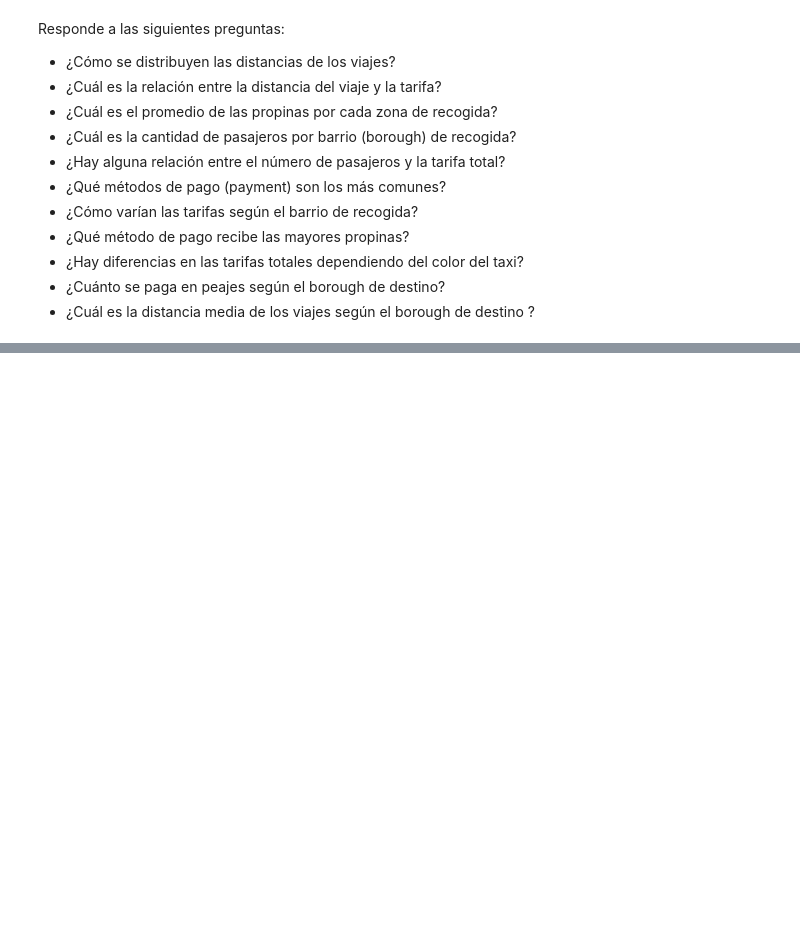
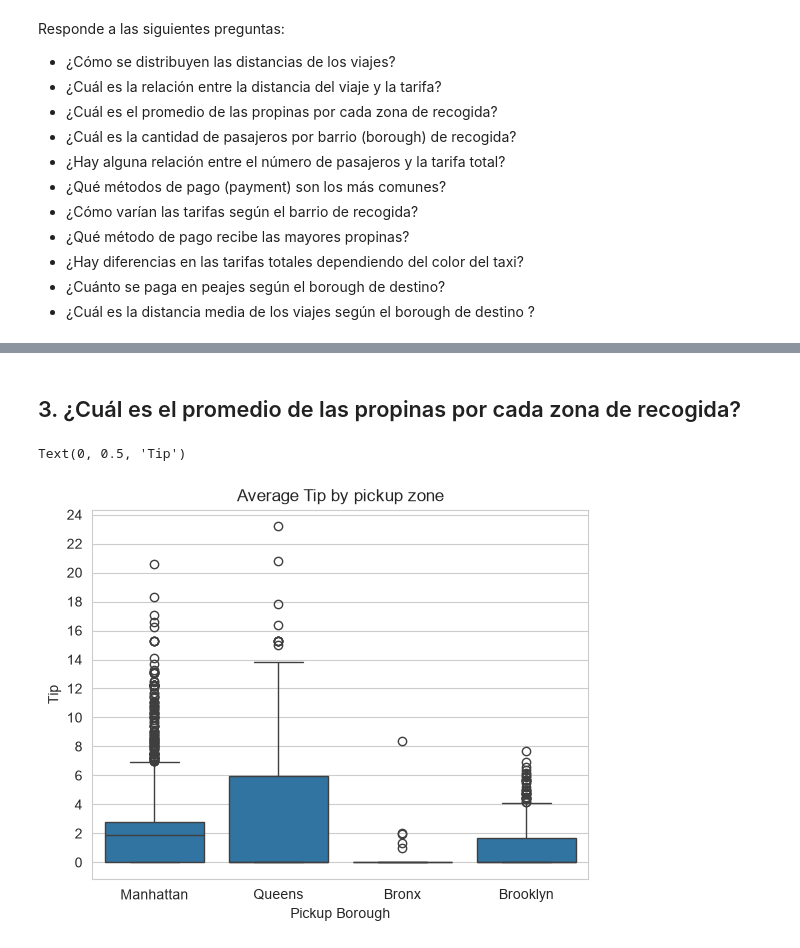
Before and after one commit to Haths-avg/Python_Basics_for_DS, a Jupyter notebook: notebooks/Lesson IV - Intro_to_plotting.ipynb, the cells around one changed output, grey strips where cells are left out. Saved outputs shown, nothing was run; the diff lists cells and outputs as text; code cells hidden in the pictures; blank space fills up the shorter version.

```diff
--- a/notebooks/Lesson IV - Intro_to_plotting.ipynb
+++ b/notebooks/Lesson IV - Intro_to_plotting.ipynb
@@ -381,0 +414,13 @@ Responde a las siguientes preguntas:
+# %% [markdown]
+## 3. ¿Cuál es el promedio de las propinas por cada zona de recogida?
+# %%
+ax = sns.boxplot(x='pickup_borough', y='tip', data= taxis_df)
+
+#Lo he hecho por barrio porque hay cientas de zonas de recogidas y ninguna grafica se mostraba bien
+ax = plt.yticks(range(0,25,2))
+plt.title("Average Tip by pickup zone")
+plt.xlabel("Pickup Borough")
+plt.ylabel("Tip")
+# %% [output]
+Text(0, 0.5, 'Tip')
+[figure, added]
```
Also changed, not shown: parts of 37 cells of this notebook.
